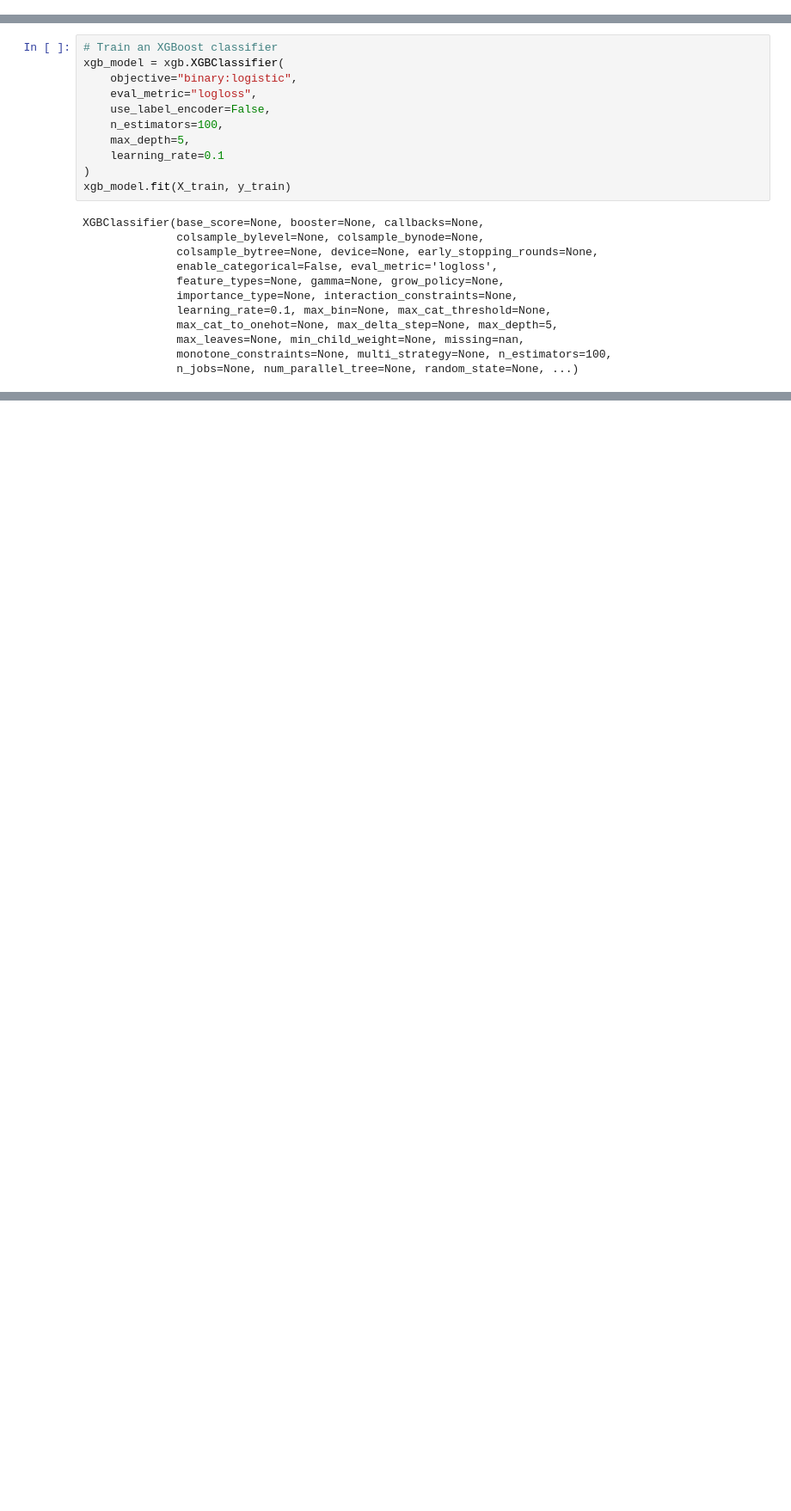
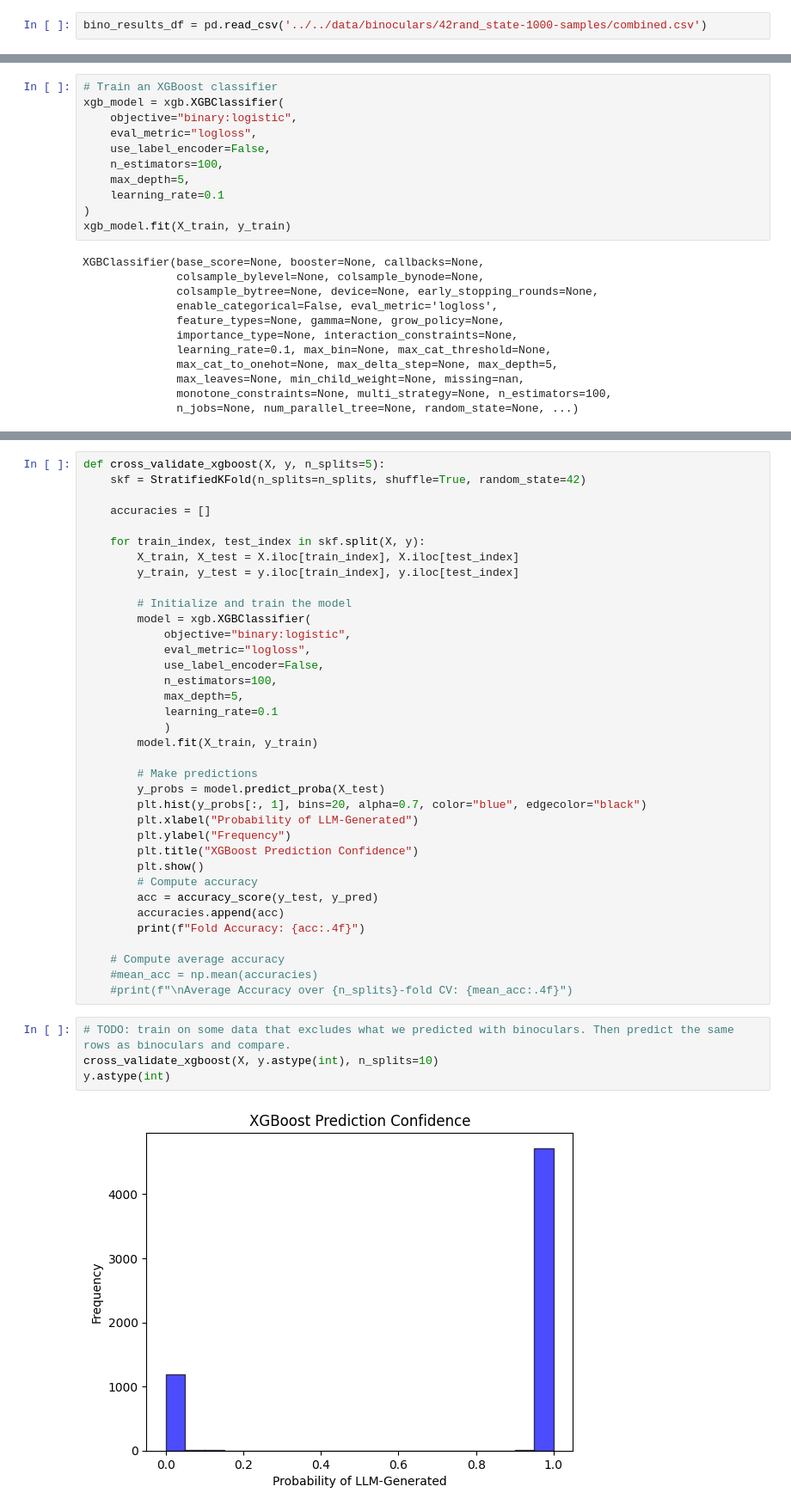
Before and after one commit to dundurlunka/llm-detect, a Jupyter notebook: src/stylometry/stylometry-base.ipynb, the cells around one changed output, grey strips where cells are left out. Shown at 86% size. Drawn from its saved outputs; the diff is of its cells as text; blank space fills up the shorter version.

```diff
--- a/src/stylometry/stylometry-base.ipynb
+++ b/src/stylometry/stylometry-base.ipynb
@@ -137,2 +176,4 @@ feature_df = pd.DataFrame(feature_dicts.tolist())  # Convert list of dicts to Da
+# %%
+bino_results_df = pd.read_csv('../../data/binoculars/42rand_state-1000-samples/combined.csv')
 # %%
 data = pd.concat([feature_df.reset_index(), sampled_df["is_llm"].reset_index()], axis=1)
@@ -200,0 +289,42 @@ weighted avg       0.81      0.83      0.82      1200
+# %%
+def cross_validate_xgboost(X, y, n_splits=5):
+    skf = StratifiedKFold(n_splits=n_splits, shuffle=True, random_state=42)
+
+    accuracies = []
+
+    for train_index, test_index in skf.split(X, y):
+        X_train, X_test = X.iloc[train_index], X.iloc[test_index]
+        y_train, y_test = y.iloc[train_index], y.iloc[test_index]
+
+        # Initialize and train the model
+        model = xgb.XGBClassifier(
+            objective="binary:logistic",
+            eval_metric="logloss",
+            use_label_encoder=False,
+            n_estimators=100,
+            max_depth=5,
+            learning_rate=0.1
+            )
+        model.fit(X_train, y_train)
+
+        # Make predictions
+        y_probs = model.predict_proba(X_test)
+        plt.hist(y_probs[:, 1], bins=20, alpha=0.7, color="blue", edgecolor="black")
+        plt.xlabel("Probability of LLM-Generated")
+        plt.ylabel("Frequency")
+        plt.title("XGBoost Prediction Confidence")
+        plt.show()
+        # Compute accuracy
+        acc = accuracy_score(y_test, y_pred)
+        accuracies.append(acc)
+        print(f"Fold Accuracy: {acc:.4f}")
+
+    # Compute average accuracy
+    #mean_acc = np.mean(accuracies)
+    #print(f"\nAverage Accuracy over {n_splits}-fold CV: {mean_acc:.4f}")
+# %%
+# TODO: train on some data that excludes what we predicted with binoculars. Then predict the same rows as binoculars and compare.
+cross_validate_xgboost(X, y.astype(int), n_splits=10)
+y.astype(int)
+# %% [output]
+[figure, added]
```
Also changed, not shown: parts of 15 cells of this notebook, 2 other files.
